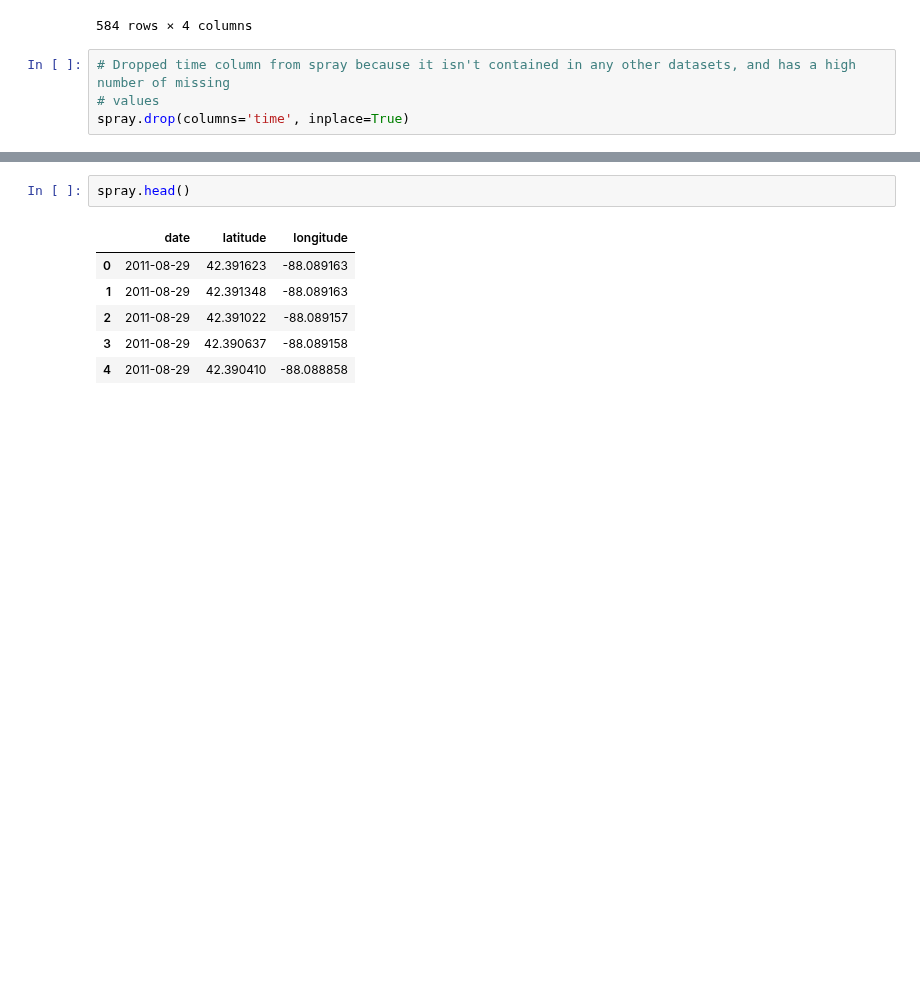
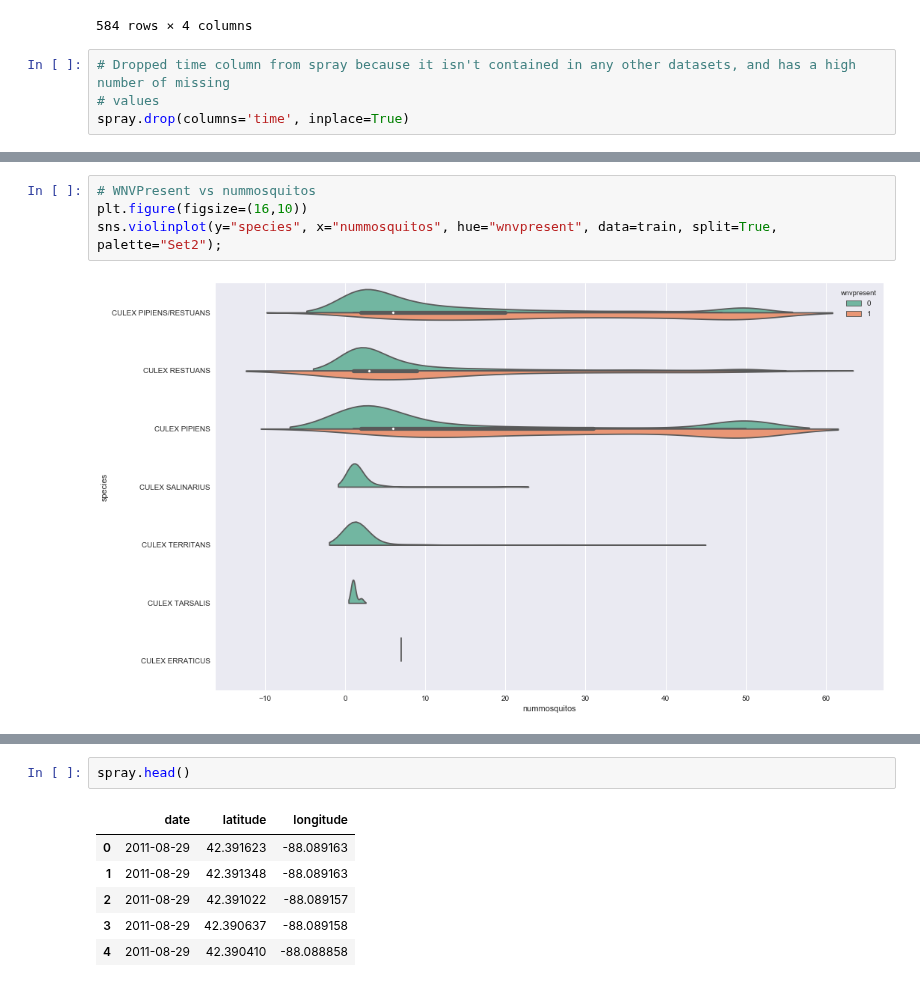
Before and after one commit to bryanco1966/Chicago_West_Nile, a Jupyter notebook: project_work/Exploratory Data Analysis Notebook.ipynb, the cells around one changed output, grey strips where cells are left out. Saved outputs shown, nothing was run; the diff lists cells and outputs as text; blank space fills up the shorter version.

```diff
--- a/project_work/Exploratory Data Analysis Notebook.ipynb
+++ b/project_work/Exploratory Data Analysis Notebook.ipynb
@@ -89,0 +133,6 @@ spray.drop(columns='time', inplace=True)
+# %%
+# WNVPresent vs nummosquitos
+plt.figure(figsize=(16,10))
+sns.violinplot(y="species", x="nummosquitos", hue="wnvpresent", data=train, split=True, palette="Set2");
+# %% [output]
+[figure, added]
```
Also changed, not shown: parts of 9 cells of this notebook, 4 other files.
